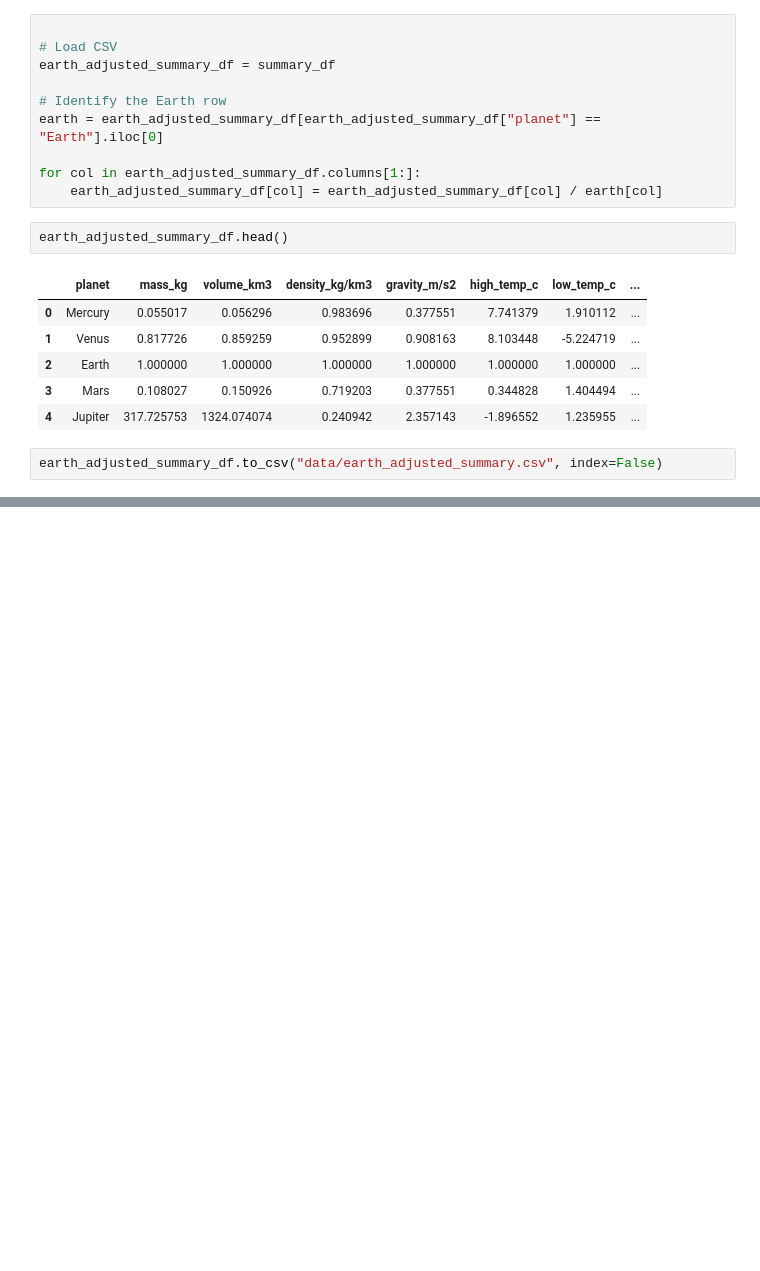
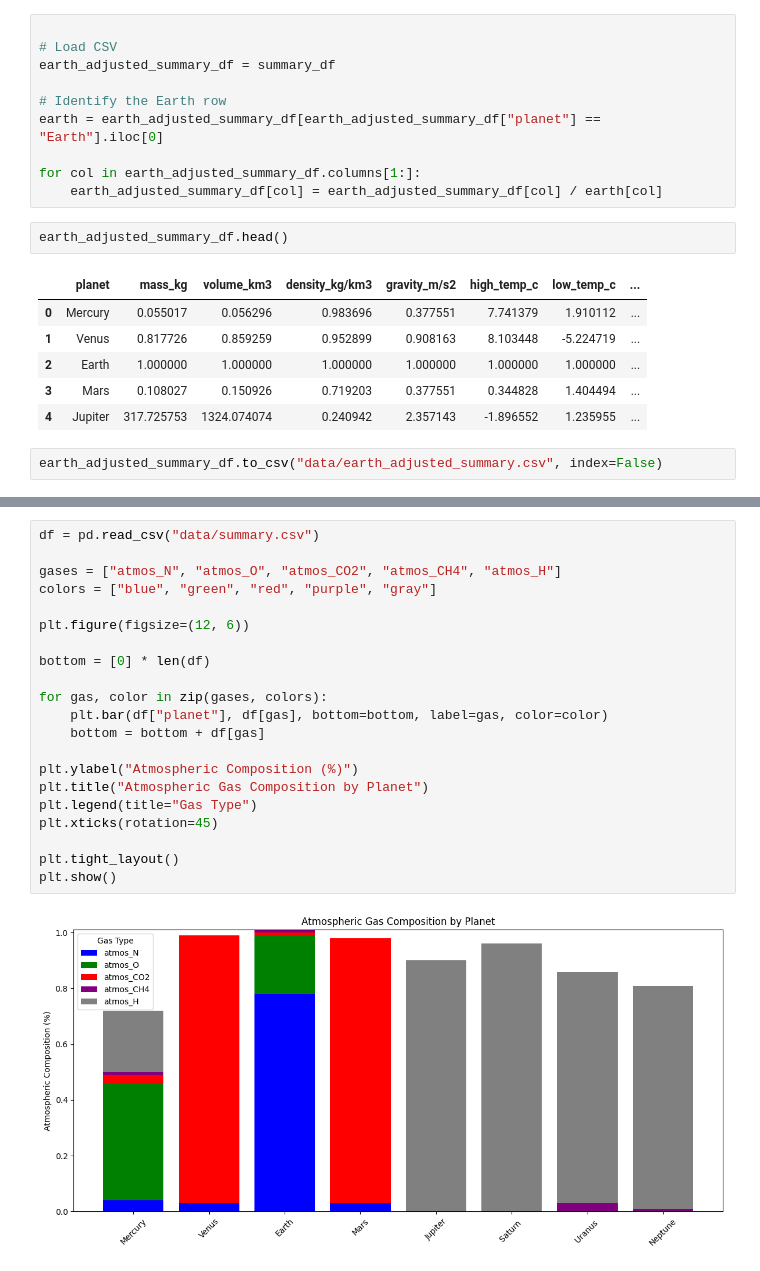
Before and after one commit to fdac25/NASA, a Jupyter notebook: starting_script.ipynb, the cells around one changed output, grey strips where cells are left out. Cells and saved outputs as stored; diff of their text form; blank space fills up the shorter version.

```diff
--- a/starting_script.ipynb
+++ b/starting_script.ipynb
@@ -231,0 +274,23 @@ earth_adjusted_summary_df.to_csv("data/earth_adjusted_summary.csv", index=False)
+# %%
+df = pd.read_csv("data/summary.csv")
+
+gases = ["atmos_N", "atmos_O", "atmos_CO2", "atmos_CH4", "atmos_H"]
+colors = ["blue", "green", "red", "purple", "gray"]
+
+plt.figure(figsize=(12, 6))
+
+bottom = [0] * len(df)
+
+for gas, color in zip(gases, colors):
+    plt.bar(df["planet"], df[gas], bottom=bottom, label=gas, color=color)
+    bottom = bottom + df[gas]
+
+plt.ylabel("Atmospheric Composition (%)")
+plt.title("Atmospheric Gas Composition by Planet")
+plt.legend(title="Gas Type")
+plt.xticks(rotation=45)
+
+plt.tight_layout()
+plt.show()
+# %% [output]
+[figure, added]
```
Also changed, not shown: parts of 3 cells of this notebook.
